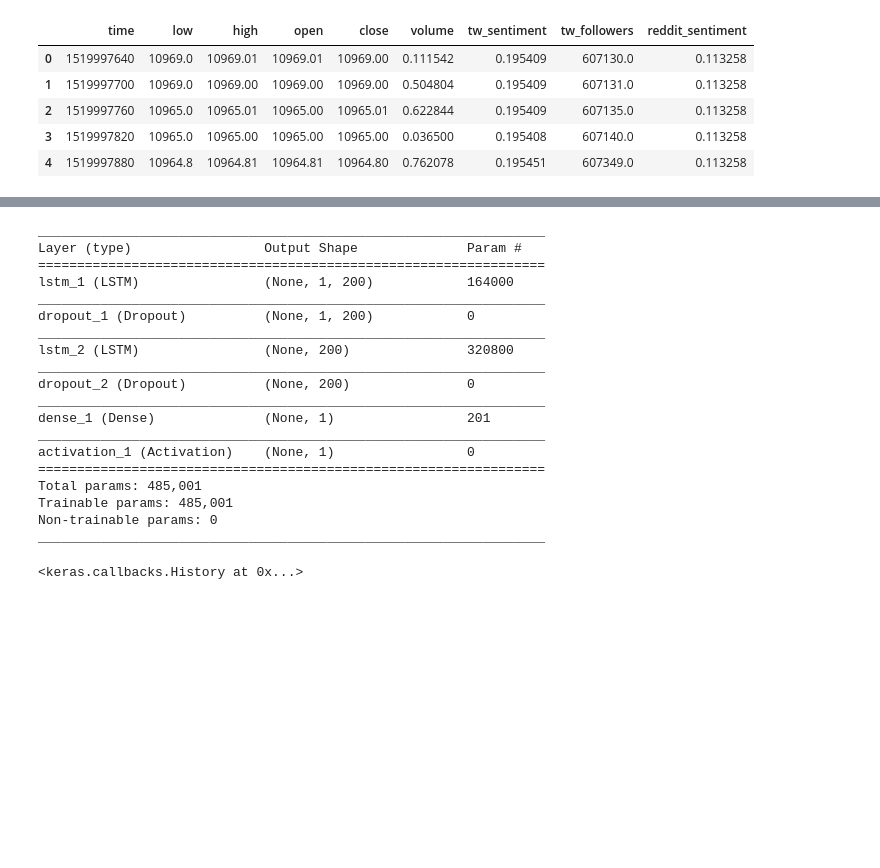
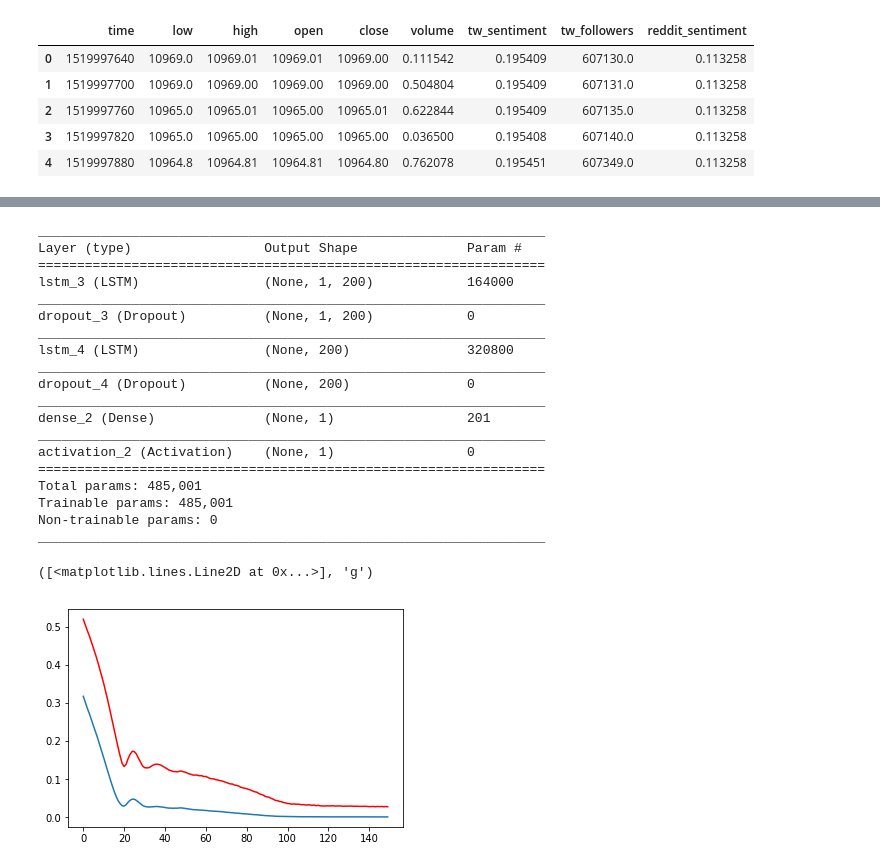
Before and after one commit to scristofari/bitcoin-challenge, a Jupyter notebook: BitCoin Challenge.ipynb, the cells around one changed output, grey strips where cells are left out. Cells and saved outputs as stored; diff of their text form; code cells hidden in the pictures; blank space fills up the shorter version.

```diff
--- a/BitCoin Challenge.ipynb
+++ b/BitCoin Challenge.ipynb
@@ -92,30 +90,35 @@ model.add(Dense(1))
 model.add(Activation('linear'))
 model.summary()
 
-model.compile(loss='mae', optimizer='adam')
-model.fit(X_train, y_train, batch_size=X_train.shape[0],
-          epochs=400, validation_data=(X_test, y_test), shuffle=False, verbose=False)
+model.compile(loss='mae', optimizer='adam', metrics=['mse', 'mae'])
+history = model.fit(X_train, y_train, batch_size=X_train.shape[0],
+          epochs=150, validation_data=(X_test, y_test), shuffle=False, verbose=False)
 # %% [output]
 _________________________________________________________________
 Layer (type)                 Output Shape              Param #
 =================================================================
-lstm_1 (LSTM)                (None, 1, 200)            164000
+lstm_3 (LSTM)                (None, 1, 200)            164000
 _________________________________________________________________
-dropout_1 (Dropout)          (None, 1, 200)            0
+dropout_3 (Dropout)          (None, 1, 200)            0
 _________________________________________________________________
-lstm_2 (LSTM)                (None, 200)               320800
+lstm_4 (LSTM)                (None, 200)               320800
 _________________________________________________________________
-dropout_2 (Dropout)          (None, 200)               0
+dropout_4 (Dropout)          (None, 200)               0
 _________________________________________________________________
-dense_1 (Dense)              (None, 1)                 201
+dense_2 (Dense)              (None, 1)                 201
 _________________________________________________________________
-activation_1 (Activation)    (None, 1)                 0
+activation_2 (Activation)    (None, 1)                 0
 =================================================================
 Total params: 485,001
 Trainable params: 485,001
 Non-trainable params: 0
 _________________________________________________________________
-<keras.callbacks.History at 0x...>
+# %%
+plt.plot(history.history['mean_absolute_error'], 'r')
+plt.plot(history.history['mean_squared_error']), 'g'
+# %% [output]
+([<matplotlib.lines.Line2D at 0x...>], 'g')
+[figure, added]
 # %%
 y_predict_train = model.predict(X_train)
 y_predict_train = scalerY.inverse_transform(y_predict_train)
```
Also changed, not shown: parts of 7 cells of this notebook, 9 other files.
